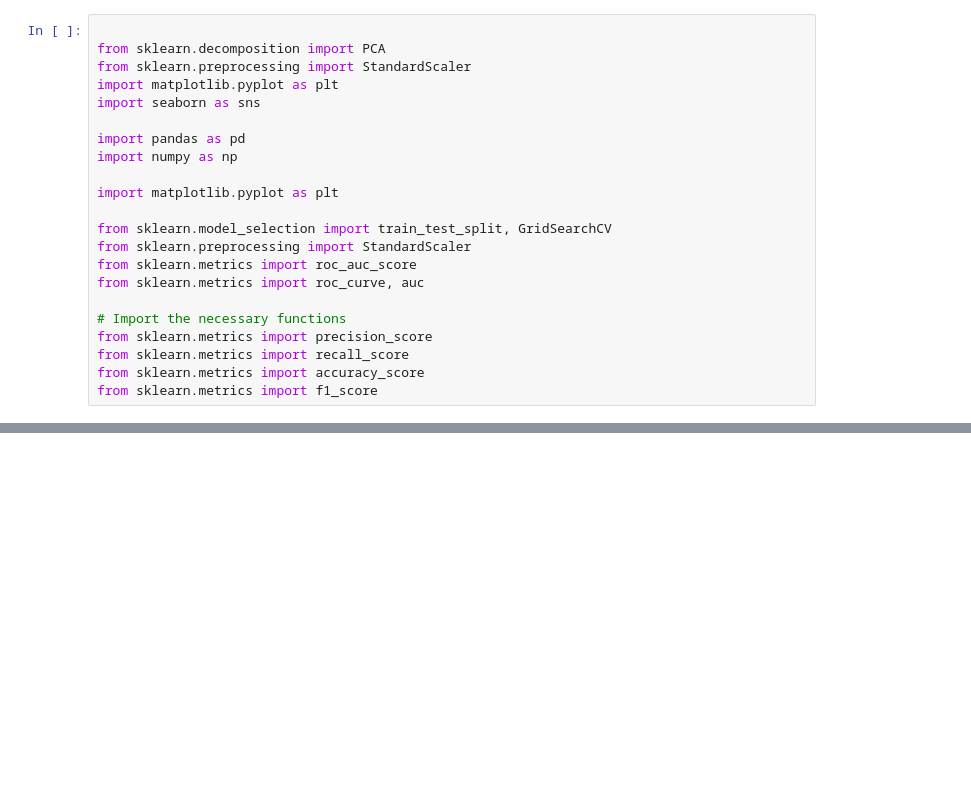
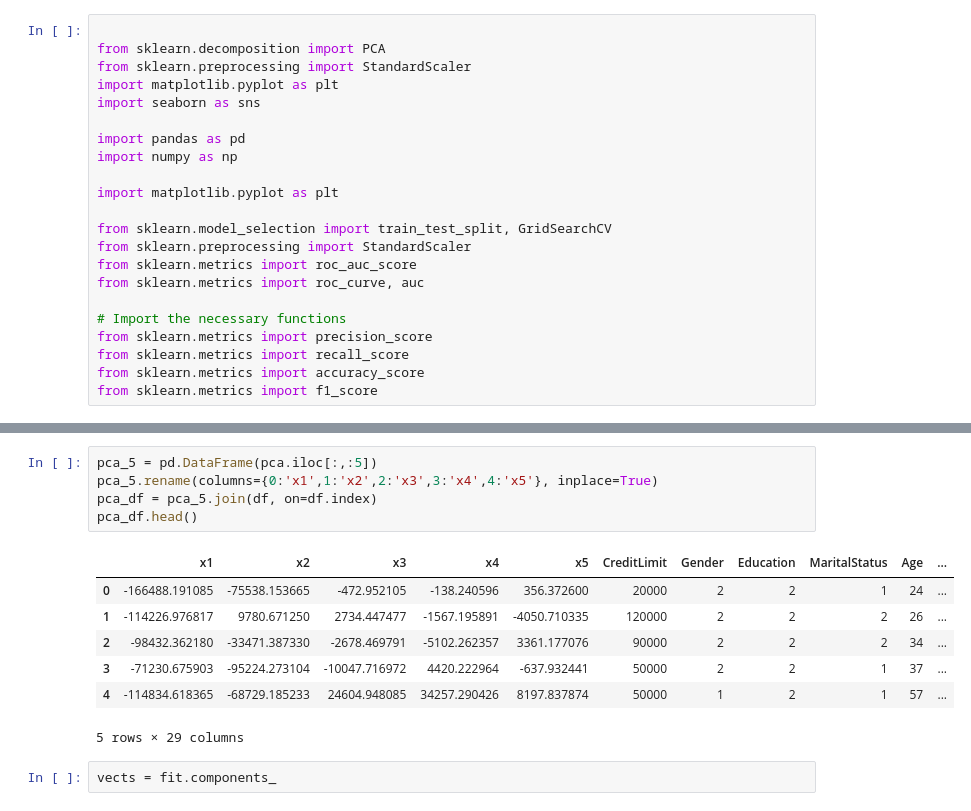
Before and after one commit to Carterbouley/mod_5_project, a Jupyter notebook: PCA.ipynb, the cells around one changed output, grey strips where cells are left out. Saved outputs shown, nothing was run; the diff lists cells and outputs as text; blank space fills up the shorter version.

```diff
--- a/PCA.ipynb
+++ b/PCA.ipynb
@@ -69,0 +88,15 @@ If we use ALL the data we can explain 100.0  % of our data!
+# %%
+pca_5 = pd.DataFrame(pca.iloc[:,:5])
+pca_5.rename(columns={0:'x1',1:'x2',2:'x3',3:'x4',4:'x5'}, inplace=True)
+pca_df = pca_5.join(df, on=df.index)
+pca_df.head()
+# %% [output]
+|  | x1 | x2 | x3 | x4 | x5 | CreditLimit | Gender | Education | MaritalStatus | Age | ... |
+| 0 | -166488.191085 | -75538.153665 | -472.952105 | -138.240596 | 356.372600 | 20000 | 2 | 2 | 1 | 24 | ... |
+| 1 | -114226.976817 | 9780.671250 | 2734.447477 | -1567.195891 | -4050.710335 | 120000 | 2 | 2 | 2 | 26 | ... |
+| 2 | -98432.362180 | -33471.387330 | -2678.469791 | -5102.262357 | 3361.177076 | 90000 | 2 | 2 | 2 | 34 | ... |
+| 3 | -71230.675903 | -95224.273104 | -10047.716972 | 4420.222964 | -637.932441 | 50000 | 2 | 2 | 1 | 37 | ... |
+| 4 | -114834.618365 | -68729.185233 | 24604.948085 | 34257.290426 | 8197.837874 | 50000 | 1 | 2 | 1 | 57 | ... |
+5 rows × 29 columns
+# %%
+vects = fit.components_
```
Also changed, not shown: parts of 10 cells of this notebook.
